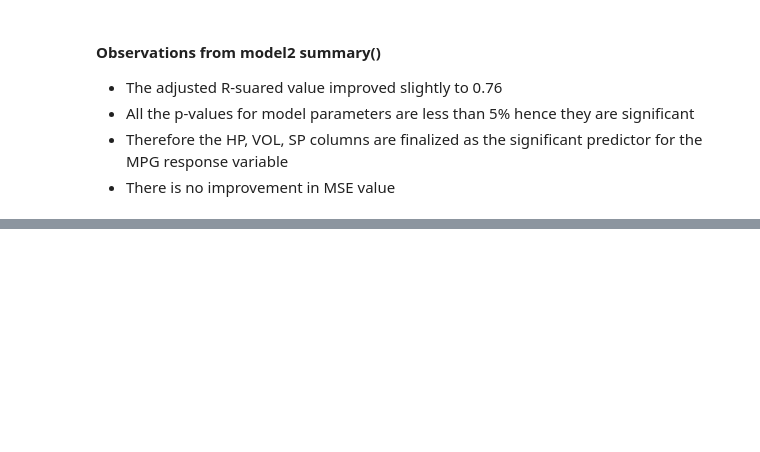
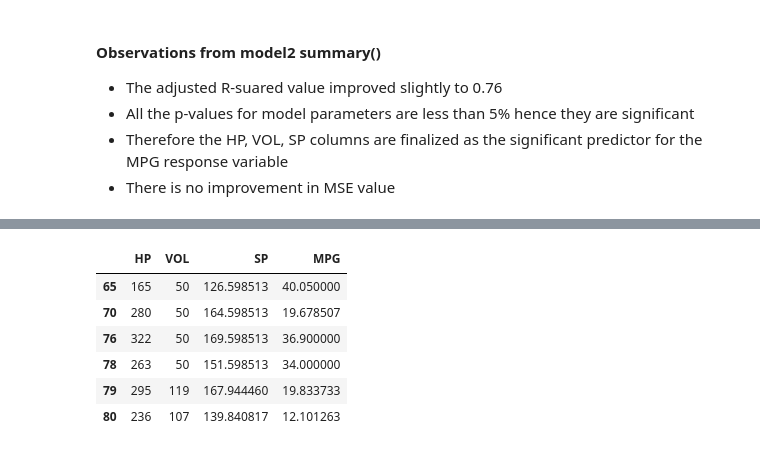
Before and after one commit to AnirudhReddy1252/AIML_TASK, a Jupyter notebook: Multi Regression.ipynb, the cells around one changed output, grey strips where cells are left out. Drawn from its saved outputs; the diff is of its cells as text; code cells hidden in the pictures; blank space fills up the shorter version.

```diff
--- a/Multi Regression.ipynb
+++ b/Multi Regression.ipynb
@@ -367,0 +394,10 @@ RMSE : 4.347084212704317
+# %%
+cars1[cars1.index.isin([65,70, 76,78,79,80])]
+# %% [output]
+|  | HP | VOL | SP | MPG |
+| 65 | 165 | 50 | 126.598513 | 40.050000 |
+| 70 | 280 | 50 | 164.598513 | 19.678507 |
+| 76 | 322 | 50 | 169.598513 | 36.900000 |
+| 78 | 263 | 50 | 151.598513 | 34.000000 |
+| 79 | 295 | 119 | 167.944460 | 19.833733 |
+| 80 | 236 | 107 | 139.840817 | 12.101263 |
```
Also changed, not shown: parts of 16 cells of this notebook.
